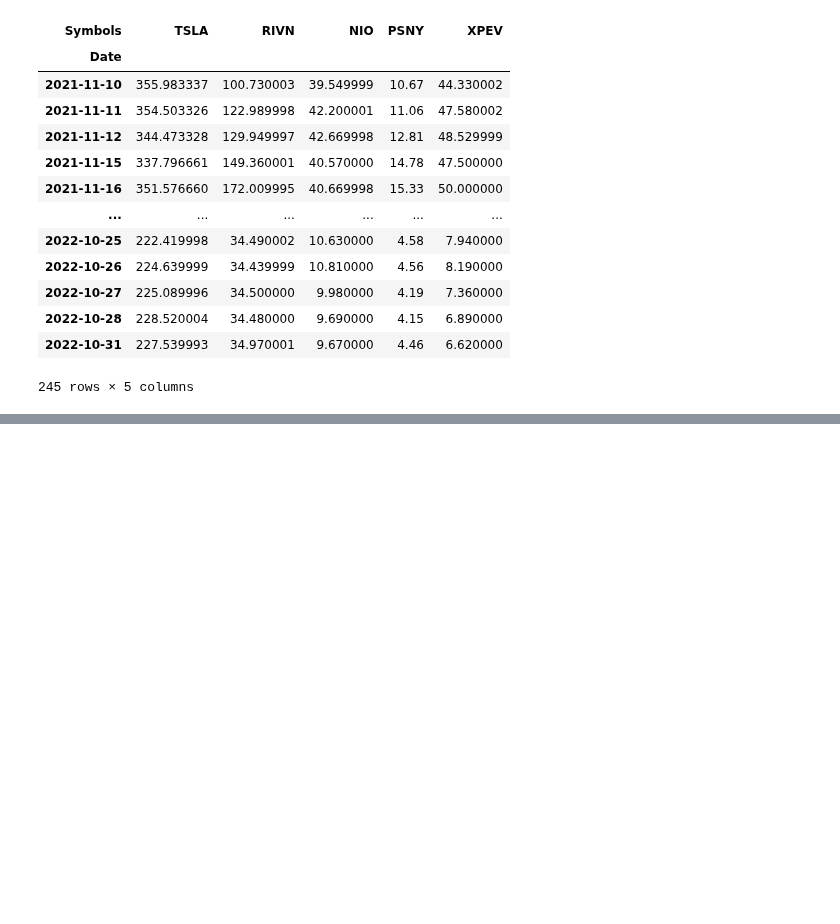
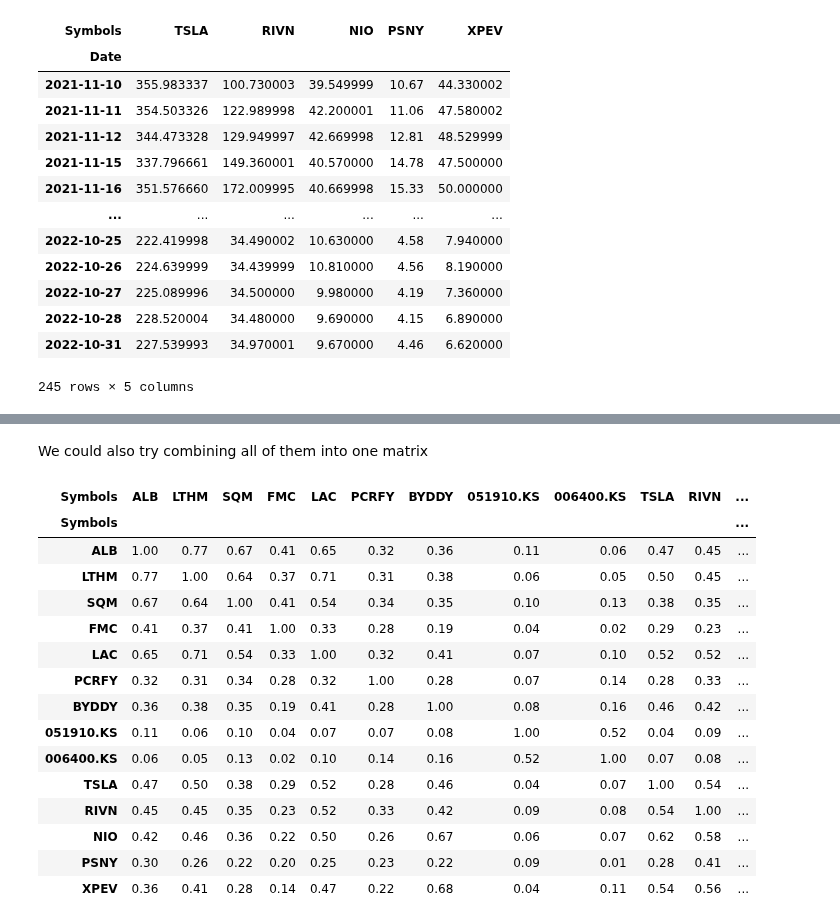
Before and after one commit to E-Silverstein/Financial-Analysis-and-Modeling-Repository, a Jupyter notebook: LithiumStocks.ipynb, the cells around one changed output, grey strips where cells are left out. Cells and saved outputs as stored; diff of their text form; code cells hidden in the pictures; blank space fills up the shorter version.

```diff
--- a/LithiumStocks.ipynb
+++ b/LithiumStocks.ipynb
@@ -61,0 +109,24 @@ evData = evData['Adj Close']
+# %% [markdown]
+We could also try combining all of them into one matrix
+# %%
+combinedData = pd.concat([miningData,batteryData, evData], axis= 1)
+# %%
+corrAll = combinedData.corr()
+corrAll.style.background_gradient(cmap='coolwarm').set_precision(2)
+# %% [output]
+| Symbols | ALB | LTHM | SQM | FMC | LAC | PCRFY | BYDDY | 051910.KS | 006400.KS | TSLA | RIVN | ... |
+| Symbols |  |  |  |  |  |  |  |  |  |  |  | ... |
+| ALB | 1.00 | 0.77 | 0.67 | 0.41 | 0.65 | 0.32 | 0.36 | 0.11 | 0.06 | 0.47 | 0.45 | ... |
+| LTHM | 0.77 | 1.00 | 0.64 | 0.37 | 0.71 | 0.31 | 0.38 | 0.06 | 0.05 | 0.50 | 0.45 | ... |
+| SQM | 0.67 | 0.64 | 1.00 | 0.41 | 0.54 | 0.34 | 0.35 | 0.10 | 0.13 | 0.38 | 0.35 | ... |
+| FMC | 0.41 | 0.37 | 0.41 | 1.00 | 0.33 | 0.28 | 0.19 | 0.04 | 0.02 | 0.29 | 0.23 | ... |
+| LAC | 0.65 | 0.71 | 0.54 | 0.33 | 1.00 | 0.32 | 0.41 | 0.07 | 0.10 | 0.52 | 0.52 | ... |
+| PCRFY | 0.32 | 0.31 | 0.34 | 0.28 | 0.32 | 1.00 | 0.28 | 0.07 | 0.14 | 0.28 | 0.33 | ... |
+| BYDDY | 0.36 | 0.38 | 0.35 | 0.19 | 0.41 | 0.28 | 1.00 | 0.08 | 0.16 | 0.46 | 0.42 | ... |
+| 051910.KS | 0.11 | 0.06 | 0.10 | 0.04 | 0.07 | 0.07 | 0.08 | 1.00 | 0.52 | 0.04 | 0.09 | ... |
+| 006400.KS | 0.06 | 0.05 | 0.13 | 0.02 | 0.10 | 0.14 | 0.16 | 0.52 | 1.00 | 0.07 | 0.08 | ... |
+| TSLA | 0.47 | 0.50 | 0.38 | 0.29 | 0.52 | 0.28 | 0.46 | 0.04 | 0.07 | 1.00 | 0.54 | ... |
+| RIVN | 0.45 | 0.45 | 0.35 | 0.23 | 0.52 | 0.33 | 0.42 | 0.09 | 0.08 | 0.54 | 1.00 | ... |
+| NIO | 0.42 | 0.46 | 0.36 | 0.22 | 0.50 | 0.26 | 0.67 | 0.06 | 0.07 | 0.62 | 0.58 | ... |
+| PSNY | 0.30 | 0.26 | 0.22 | 0.20 | 0.25 | 0.23 | 0.22 | 0.09 | 0.01 | 0.28 | 0.41 | ... |
+| XPEV | 0.36 | 0.41 | 0.28 | 0.14 | 0.47 | 0.22 | 0.68 | 0.04 | 0.11 | 0.54 | 0.56 | ... |
```
Also changed, not shown: parts of 8 cells of this notebook.
